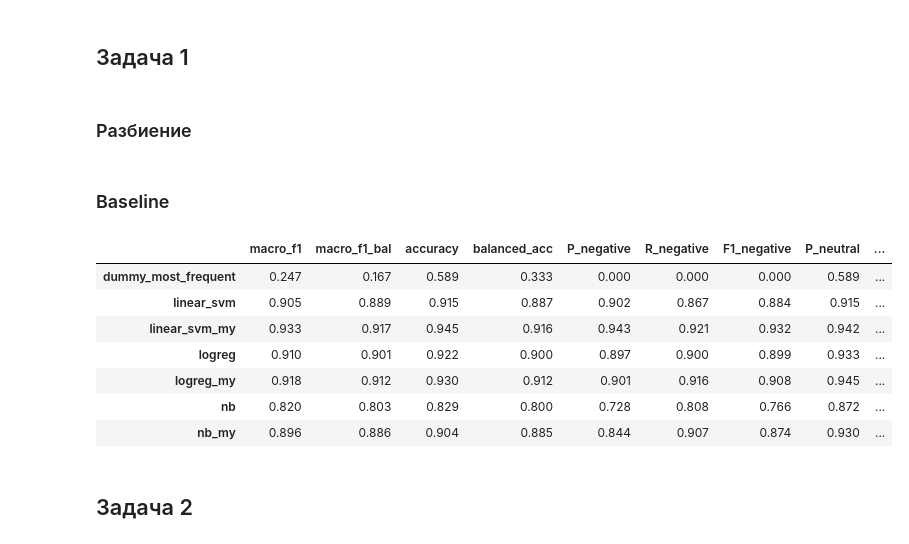
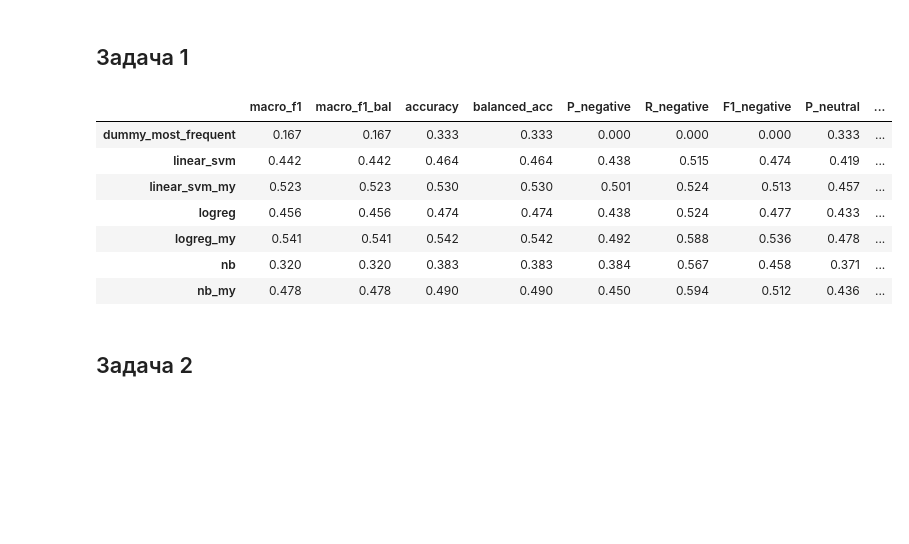
Before and after one commit to PETROVGRIGORIY/MachineLearning, a Jupyter notebook: hw1/solution.ipynb, the cells around one changed output. Drawn from its saved outputs; the diff is of its cells as text; code cells hidden in the pictures; blank space fills up the shorter version.

```diff
--- a/hw1/solution.ipynb
+++ b/hw1/solution.ipynb
@@ -16,6 +16,9 @@ DATA_PATH = os.environ.get("HW1_DATA", "hw1_train.jsonl")
 LABELS_PATH = os.environ.get("HW1_LABELS", DATA_PATH)
 PREDICTIONS_PATH = os.environ.get("HW1_PREDICTIONS", "predictions.csv")
 
+LABELS_PATH = "./hidden_labels.jsonl"
+DATA_PATH = "./hidden_test.jsonl"
+
 dialogs = read_dialogs(DATA_PATH)
 print("диалогов:", len(dialogs))
 # %% [output]
@@ -71,15 +54,11 @@ https://scikit-learn.org/stable/model_persistence.html#security-maintainability-
 # %% [markdown]
 ## Загрузка и обработка данных
 # %%
-TRAIN_PATH = os.environ.get("HW1_TRAIN", "hw1_train.jsonl")
-DATA_PATH = os.environ.get("HW1_DATA", "hw1_train.jsonl")
-LABELS_PATH = os.environ.get("HW1_LABELS", DATA_PATH)
-PREDICTIONS_PATH = os.environ.get("HW1_PREDICTIONS", "predictions.csv")
-
 dialogs = su.read_dialogs(DATA_PATH)
 
 frame_all = su.to_frame(dialogs)
 print("диалогов:", len(frame_all), " размечено по реакции:", frame_all.reaction.notna().sum())
-df = frame_all[frame_all.reaction.notna()].reset_index(drop=True)
+df = frame_all
 df[["dialog_id", "last_raw", "n_user", "reaction"]].head()
+display(df)
 # %% [output]
@@ -121,29 +83,25 @@ su.show_table(pd.crosstab(df.n_user, df.reaction, normalize="index").round(3))
 # %% [markdown]
 ## Задача 1
-# %% [markdown]
-### Разбиение
-# %% [markdown]
-### Baseline
 # %%
-reaction_models = init_reaction_models()
+reaction_models = init_reaction_models("./artifacts/reaction_models")
 reaction_labels = read_labels(LABELS_PATH, "reaction") if LABELS_PATH else {}
 
 reaction_predictions, reaction_metrics_tb = {}, {}
 for name, model in reaction_models.items():
     reaction_predictions[name] = predict(model, df)
     if reaction_labels:
         reaction_metrics_tb[name] = compute_metrics(dialogs, reaction_predictions[name], reaction_labels, reaction_metrics)
 
 show_table(pd.DataFrame(reaction_metrics_tb).T.round(3))
 # %% [output]
 |  | macro_f1 | macro_f1_bal | accuracy | balanced_acc | P_negative | R_negative | F1_negative | P_neutral | ... |
-| dummy_most_frequent | 0.247 | 0.167 | 0.589 | 0.333 | 0.000 | 0.000 | 0.000 | 0.589 | ... |
-| linear_svm | 0.905 | 0.889 | 0.915 | 0.887 | 0.902 | 0.867 | 0.884 | 0.915 | ... |
-| linear_svm_my | 0.933 | 0.917 | 0.945 | 0.916 | 0.943 | 0.921 | 0.932 | 0.942 | ... |
-| logreg | 0.910 | 0.901 | 0.922 | 0.900 | 0.897 | 0.900 | 0.899 | 0.933 | ... |
-| logreg_my | 0.918 | 0.912 | 0.930 | 0.912 | 0.901 | 0.916 | 0.908 | 0.945 | ... |
-| nb | 0.820 | 0.803 | 0.829 | 0.800 | 0.728 | 0.808 | 0.766 | 0.872 | ... |
-| nb_my | 0.896 | 0.886 | 0.904 | 0.885 | 0.844 | 0.907 | 0.874 | 0.930 | ... |
+| dummy_most_frequent | 0.167 | 0.167 | 0.333 | 0.333 | 0.000 | 0.000 | 0.000 | 0.333 | ... |
+| linear_svm | 0.442 | 0.442 | 0.464 | 0.464 | 0.438 | 0.515 | 0.474 | 0.419 | ... |
+| linear_svm_my | 0.523 | 0.523 | 0.530 | 0.530 | 0.501 | 0.524 | 0.513 | 0.457 | ... |
+| logreg | 0.456 | 0.456 | 0.474 | 0.474 | 0.438 | 0.524 | 0.477 | 0.433 | ... |
+| logreg_my | 0.541 | 0.541 | 0.542 | 0.542 | 0.492 | 0.588 | 0.536 | 0.478 | ... |
+| nb | 0.320 | 0.320 | 0.383 | 0.383 | 0.384 | 0.567 | 0.458 | 0.371 | ... |
+| nb_my | 0.478 | 0.478 | 0.490 | 0.490 | 0.450 | 0.594 | 0.512 | 0.436 | ... |
 # %% [markdown]
 ## Задача 2
 # %%
```
Also changed, not shown: parts of 8 cells of this notebook, 2 other files.
